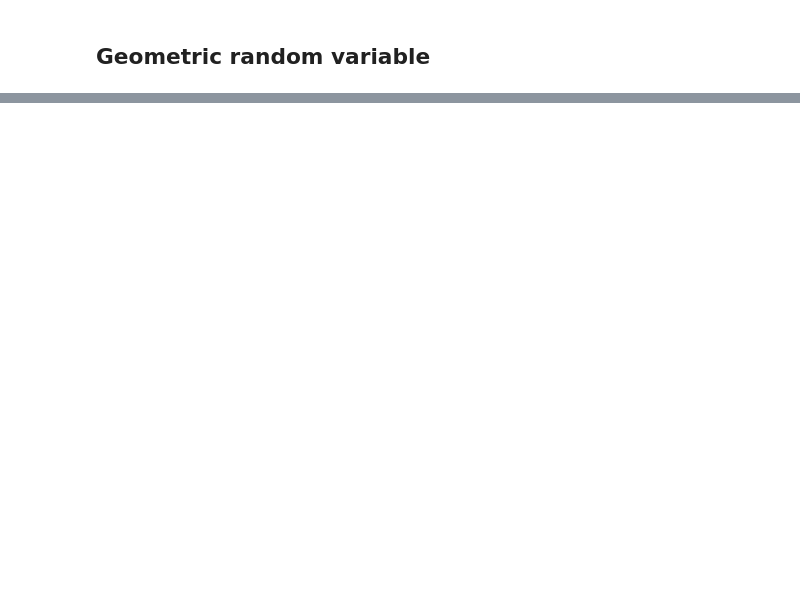
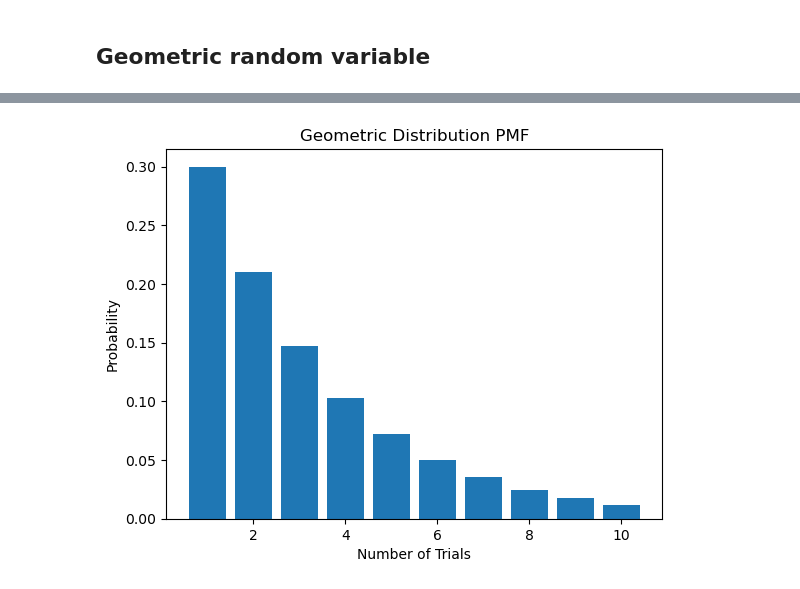
Before and after one commit to benoitTerral/statitics_cheat_sheet, a Jupyter notebook: basics.ipynb, the cells around one changed output, grey strips where cells are left out. Cells and saved outputs as stored; diff of their text form; code cells hidden in the pictures; blank space fills up the shorter version.

```diff
--- a/basics.ipynb
+++ b/basics.ipynb
@@ -480,0 +482,23 @@ plt.show()
+# %%
+p = 0.3  # Probability of success
+
+# Create a geometric distribution object
+geom_dist = stats.geom(p)
+
+# Generate random variables from the distribution
+random_variables = geom_dist.rvs(size=1000)
+
+# Calculate mean and variance
+mean = geom_dist.mean()
+variance = geom_dist.var()
+
+# Plot the probability mass function (PMF)
+x = np.arange(1, 11)
+pmf = geom_dist.pmf(x)
+plt.bar(x, pmf)
+plt.xlabel('Number of Trials')
+plt.ylabel('Probability')
+plt.title('Geometric Distribution PMF')
+plt.show()
+# %% [output]
+[figure, added]
```
Also changed, not shown: parts of 15 cells of this notebook, 1 other file.
